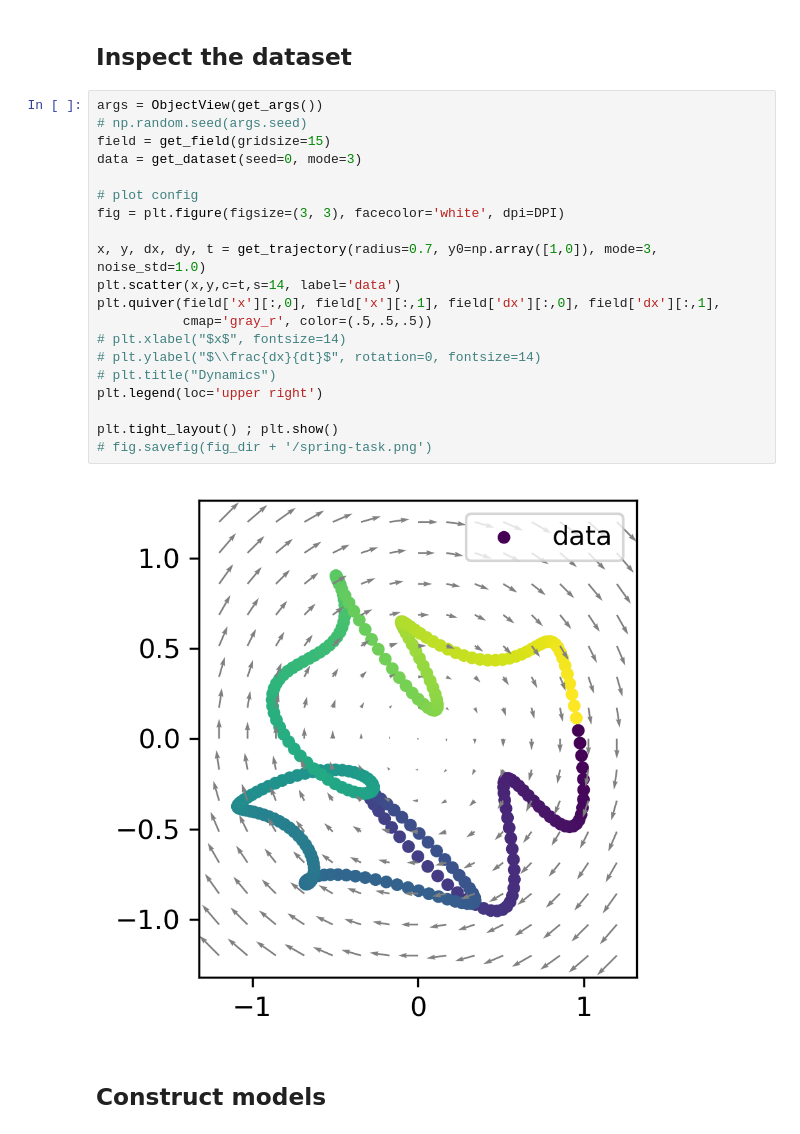
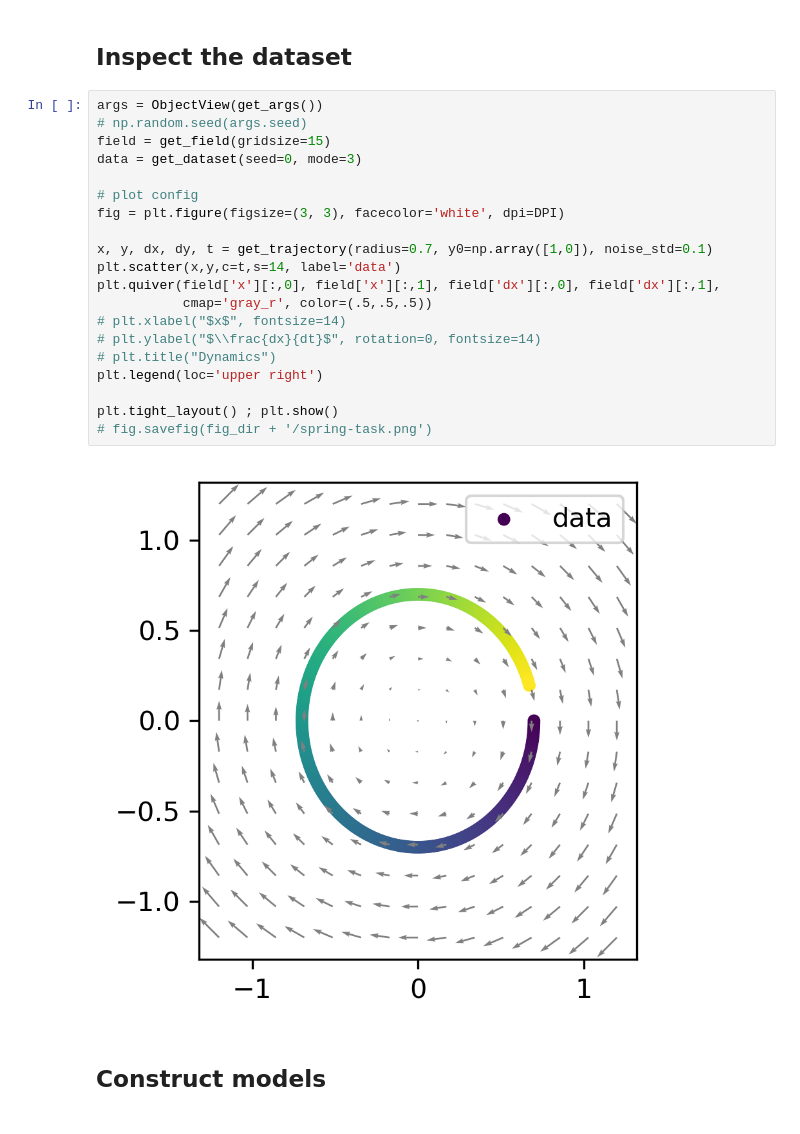
Before and after one commit to ZongyuWu97/hamiltonian-nn, a Jupyter notebook: analyze-spring.ipynb, the cells around one changed output. Cells and saved outputs as stored; diff of their text form.

```diff
--- a/analyze-spring.ipynb
+++ b/analyze-spring.ipynb
@@ -51,25 +51,25 @@ class ObjectView(object):
 # %%
 args = ObjectView(get_args())
 # np.random.seed(args.seed)
 field = get_field(gridsize=15)
 data = get_dataset(seed=0, mode=3)
 
 # plot config
 fig = plt.figure(figsize=(3, 3), facecolor='white', dpi=DPI)
 
-x, y, dx, dy, t = get_trajectory(radius=0.7, y0=np.array([1,0]), mode=3, noise_std=1.0)
+x, y, dx, dy, t = get_trajectory(radius=0.7, y0=np.array([1,0]), noise_std=0.1)
 plt.scatter(x,y,c=t,s=14, label='data')
 plt.quiver(field['x'][:,0], field['x'][:,1], field['dx'][:,0], field['dx'][:,1],
            cmap='gray_r', color=(.5,.5,.5))
 # plt.xlabel("$x$", fontsize=14)
 # plt.ylabel("$\\frac{dx}{dt}$", rotation=0, fontsize=14)
 # plt.title("Dynamics")
 plt.legend(loc='upper right')
 
 plt.tight_layout() ; plt.show()
 # fig.savefig(fig_dir + '/spring-task.png')
 # %% [output]
-[figure, old version]
+[figure, new version]
 # %% [markdown]
 ## Construct models
 # %%
```
Also changed, not shown: parts of 7 cells of this notebook, 4 other files.
